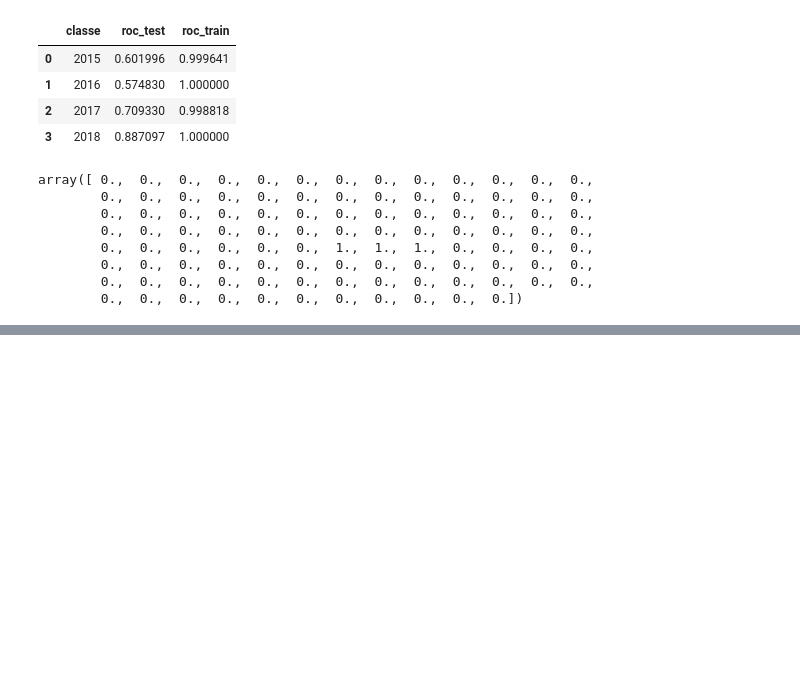
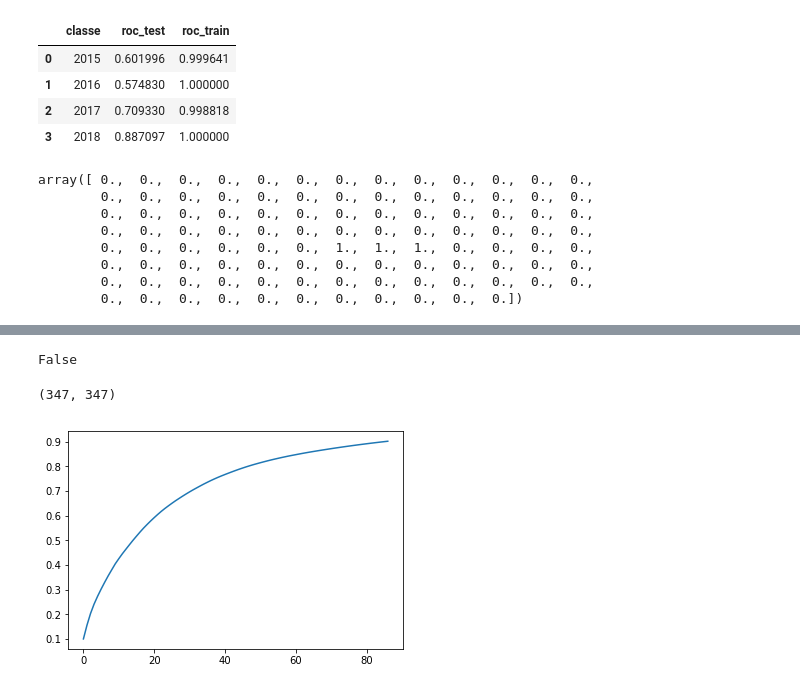
Before and after one commit to jeleandro/dataScienceNotebook, a Jupyter notebook: BibitextReader.ipynb, the cells around one changed output, grey strips where cells are left out. Saved outputs shown, nothing was run; the diff lists cells and outputs as text; code cells hidden in the pictures; blank space fills up the shorter version.

```diff
--- a/BibitextReader.ipynb
+++ b/BibitextReader.ipynb
@@ -132,20 +165,8 @@ df.drop(['abbrev_source_title','art_number','url',
 # %%
 df = df[[
     u'title',u'author',u'document_type', u'year', u'abstract', u'publisher', u'journal',
- u'author_keywords',
- 'citationKey',
-  u'affiliation',
- u'doi',
- u'issn',
- u'keywords',
- u'note',
- u'number',
- u'pages',
- u'references',
- 'type',
- u'volume',
- '_citedby',
- '_journal']]
+ u'author_keywords', 'citationKey',  u'affiliation', u'doi', u'issn', u'keywords',
+ u'note', u'number', u'pages', u'references', 'type', u'volume', '_citedby', '_journal']]
 # %%
 df.head()
 # %% [output]
@@ -490,0 +572,23 @@ array([ 0.,  0.,  0.,  0.,  0.,  0.,  0.,  0.,  0.,  0.,  0.,  0.,  0.,
+# %%
+enc.sparse_input_
+# %% [output]
+False
+# %%
+vect = CountVectorizer(analyzer='word',lowercase=False, min_df=0.05, max_df=0.99, ngram_range=(1,1))
+mxtrain = vect.fit_transform(xtrain);
+mxtest = vect.transform(xtest);
+# %%
+coo = mxtrain.T * mxtrain
+# %%
+coo.shape
+# %% [output]
+(347, 347)
+# %%
+from sklearn.decomposition import PCA;
+
+pca = PCA(0.90);
+coopca = pca.fit_transform(normalize(np.log10(coo.todense()+1),norm='l1'));
+# %%
+plt.plot(pca.explained_variance_ratio_.cumsum());
+# %% [output]
+[figure, added]
```
Also changed, not shown: parts of 25 cells of this notebook.
